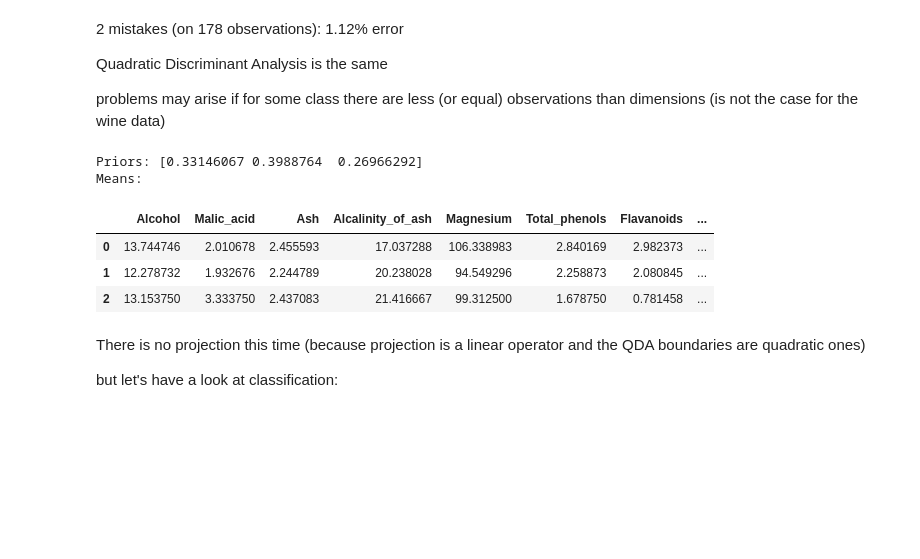
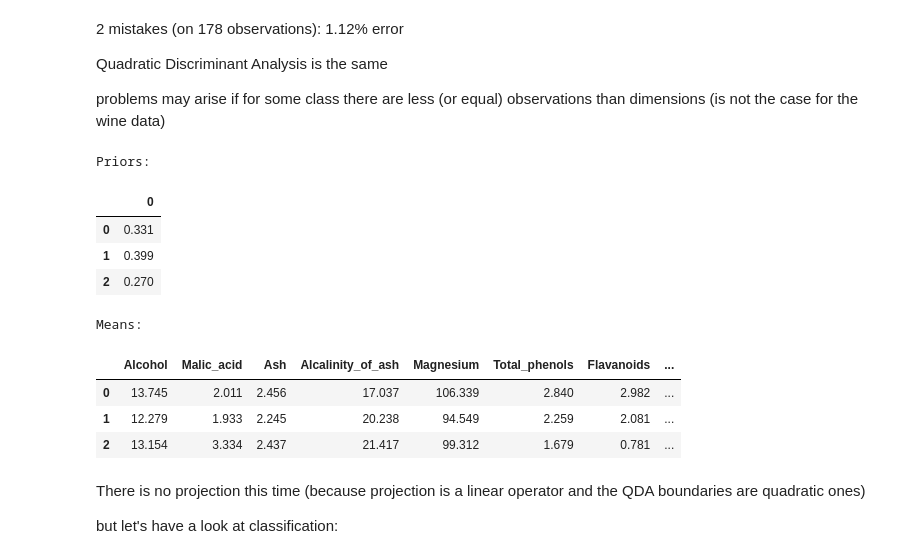
Before and after one commit to jordibosch20/APA-Notebooks, a Jupyter notebook: APA Python/APA-L5-python.ipynb, the cells around one changed output. Saved outputs shown, nothing was run; the diff lists cells and outputs as text; code cells hidden in the pictures; blank space fills up the shorter version.

Commit message:
Updating notebooks and adding R scripts

```diff
--- a/APA Python/APA-L5-python.ipynb
+++ b/APA Python/APA-L5-python.ipynb
@@ -13,0 +11,9 @@ The autoreload extension is already loaded. To reload it, use:
+# %%
+#%matplotlib notebook
+import numpy as np
+import matplotlib.pyplot as plt
+import seaborn as sn
+import pandas as pd
+pd.set_option('precision', 3)
+from IPython.core.interactiveshell import InteractiveShell
+InteractiveShell.ast_node_interactivity = "all"
@@ -38,19 +56,19 @@ def confusion(true, pred, classes):
 The analysis determined the quantities of 13 chemical constituents found in each of the three types of wines.
 The goal is to separate the three types of wines:
 # %%
-from pandas import read_csv
-
 wine = read_csv("wine.data", delimiter=',', header=None)
 wine_classes = ['cultivar %d'%(i+1) for i in range(3)]
 wine.shape
-wine.columns = ['Wine_type','Alcohol','Malic_acid','Ash','Alcalinity_of_ash','Magnesium','Total_phenols',
-                    'Flavanoids','Nonflavanoid_phenols','Proanthocyanins','Color_intensity','Hue','OD280/OD315','Proline']
+wine.columns = ['Wine_type','Alcohol','Malic_acid','Ash',
+                'Alcalinity_of_ash','Magnesium','Total_phenols',
+                'Flavanoids','Nonflavanoid_phenols',
+                'Proanthocyanins','Color_intensity','Hue',
+                'OD280/OD315','Proline']
 # %% [output]
 (178, 14)
 # %%
-from pandas.api.types import CategoricalDtype
-
-wine.Wine_type = wine.Wine_type.astype(CategoricalDtype(categories=[1, 2, 3],  ordered=True))
+wine.Wine_type = wine.Wine_type.astype(CategoricalDtype(categories=[1, 2, 3],
+                                                        ordered=True))
 wine.describe(include='all')
 # %% [output]
 |  | Wine_type | Alcohol | Malic_acid | Ash | Alcalinity_of_ash | Magnesium | Total_phenols | Flavanoids | ... |
@@ -190,22 +216,26 @@ Quadratic Discriminant Analysis is the same
  problems may arise if for some class there are less (or equal) observations than dimensions
  (is not the case for the wine data)
 # %%
-from sklearn.discriminant_analysis import QuadraticDiscriminantAnalysis
+qda_model = QuadraticDiscriminantAnalysis().fit(wine.loc[:,'Alcohol':'Proline'],
+                                                wine.Wine_type)
 
-qda_model = QuadraticDiscriminantAnalysis().fit(wine.loc[:,'Alcohol':'Proline'],wine.Wine_type)
-
-print('Priors:', qda_model.priors_)
+print('Priors:\n')
+pd.DataFrame(qda_model.priors_)
 print('Means:\n')
 means =pd.DataFrame(qda_model.means_)
 means.columns=wine.columns[1:]
 means
 # %% [output]
-Priors: [0.33146067 0.3988764  0.26966292]
-Means:
+Priors:
-|  | Alcohol | Malic_acid | Ash | Alcalinity_of_ash | Magnesium | Total_phenols | Flavanoids | ... |
-| 0 | 13.744746 | 2.010678 | 2.455593 | 17.037288 | 106.338983 | 2.840169 | 2.982373 | ... |
-| 1 | 12.278732 | 1.932676 | 2.244789 | 20.238028 | 94.549296 | 2.258873 | 2.080845 | ... |
-| 2 | 13.153750 | 3.333750 | 2.437083 | 21.416667 | 99.312500 | 1.678750 | 0.781458 | ... |
+|  | 0 |
+| 0 | 0.331 |
+| 1 | 0.399 |
+| 2 | 0.270 |
+Means:
+|  | Alcohol | Malic_acid | Ash | Alcalinity_of_ash | Magnesium | Total_phenols | Flavanoids | ... |
+| 0 | 13.745 | 2.011 | 2.456 | 17.037 | 106.339 | 2.840 | 2.982 | ... |
+| 1 | 12.279 | 1.933 | 2.245 | 20.238 | 94.549 | 2.259 | 2.081 | ... |
+| 2 | 13.154 | 3.334 | 2.437 | 21.417 | 99.312 | 1.679 | 0.781 | ... |
 # %% [markdown]
  There is no projection this time (because projection is a linear operator and the QDA boundaries are quadratic ones)
 
```
Also changed, not shown: parts of 41 cells of this notebook, 37 other files.
